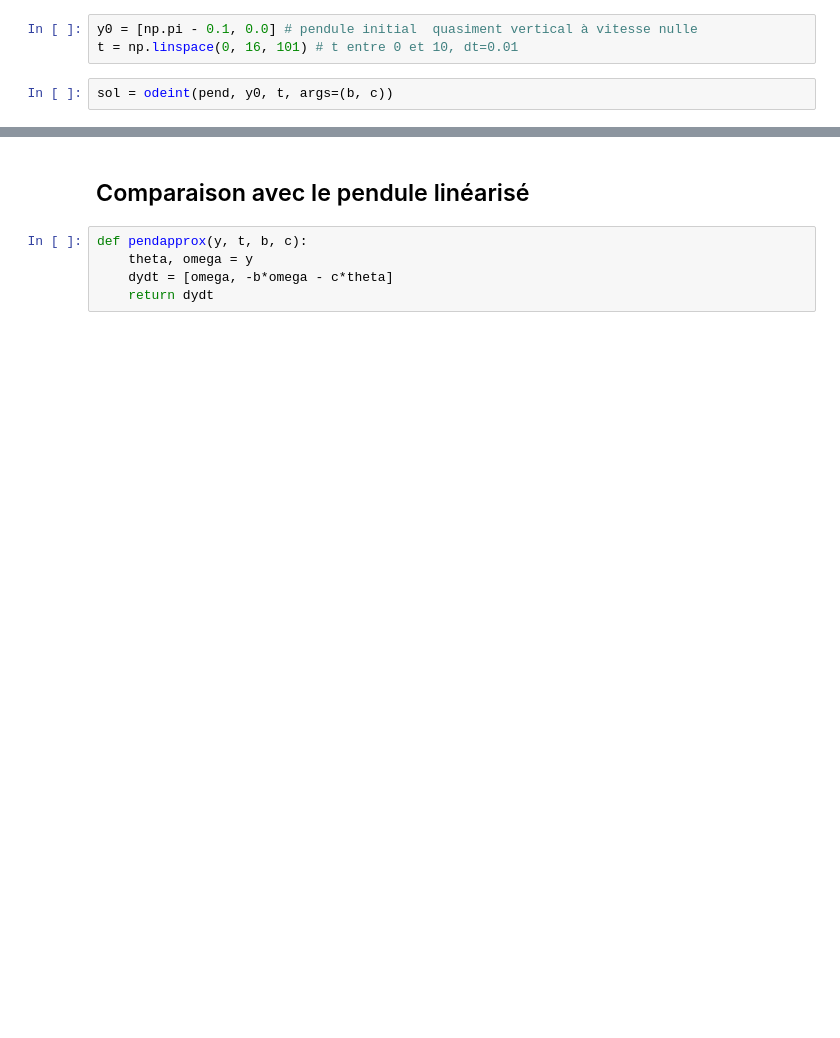
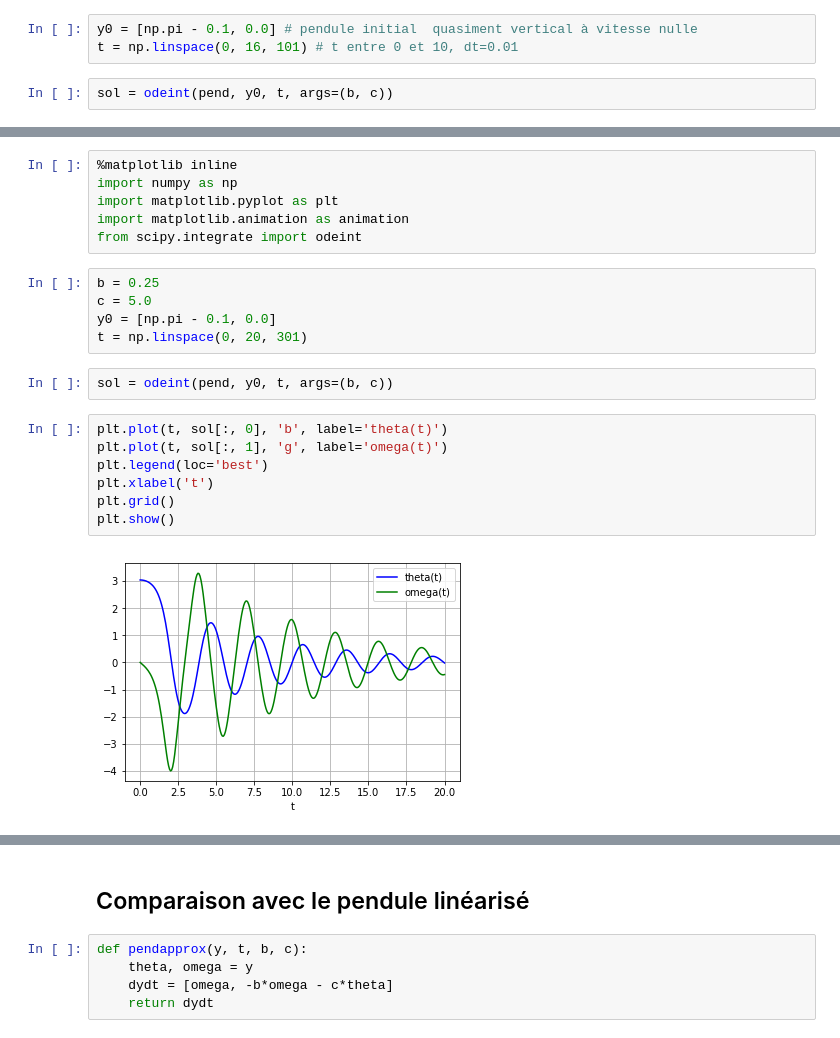
Before and after one commit to azerad/labomathedo, a Jupyter notebook: labomathedo.ipynb, the cells around one changed output, grey strips where cells are left out. Drawn from its saved outputs; the diff is of its cells as text; blank space fills up the shorter version.

```diff
--- a/labomathedo.ipynb
+++ b/labomathedo.ipynb
@@ -299,0 +302,22 @@ Text(0.5,1,'plan de phase')
+# %%
+%matplotlib inline
+import numpy as np
+import matplotlib.pyplot as plt
+import matplotlib.animation as animation
+from scipy.integrate import odeint
+# %%
+b = 0.25
+c = 5.0
+y0 = [np.pi - 0.1, 0.0]
+t = np.linspace(0, 20, 301)
+# %%
+sol = odeint(pend, y0, t, args=(b, c))
+# %%
+plt.plot(t, sol[:, 0], 'b', label='theta(t)')
+plt.plot(t, sol[:, 1], 'g', label='omega(t)')
+plt.legend(loc='best')
+plt.xlabel('t')
+plt.grid()
+plt.show()
+# %% [output]
+[figure, added]
```
Also changed, not shown: parts of 9 cells of this notebook.
